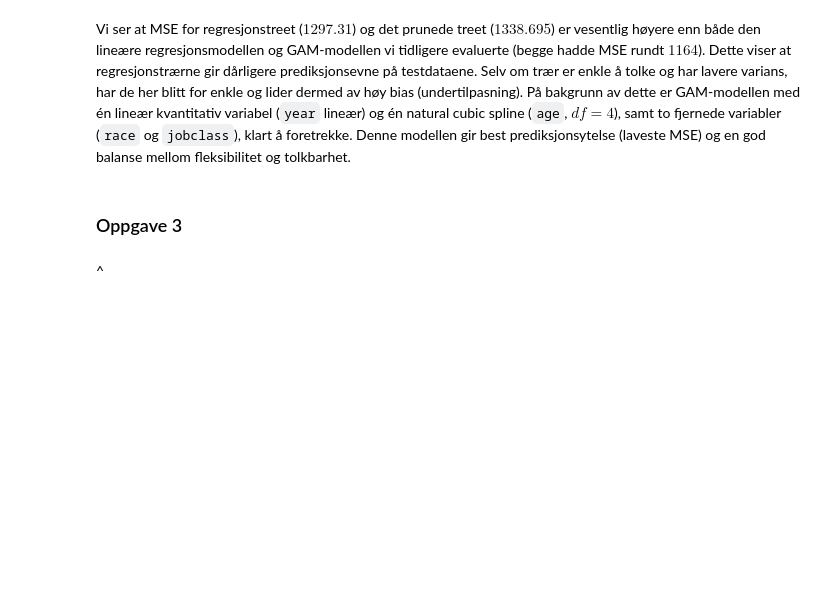
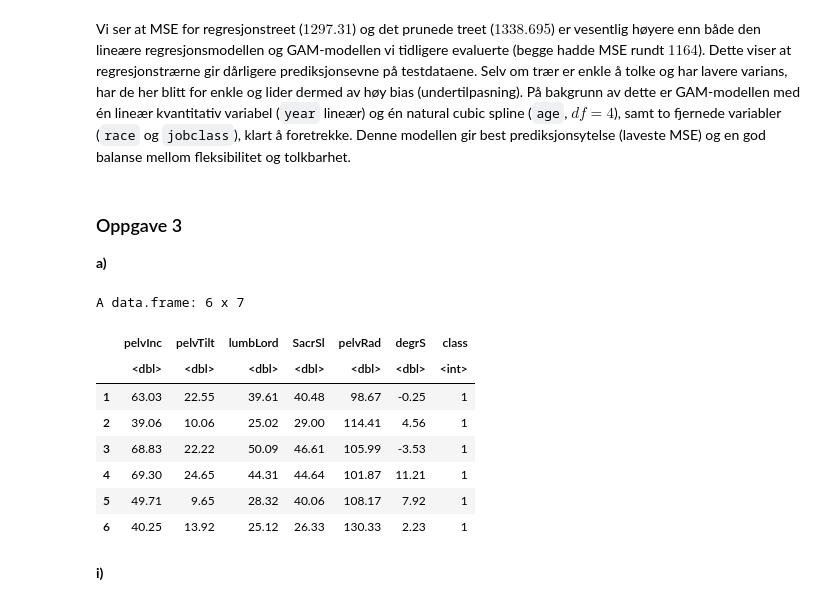
Before and after one commit to hakonko/STK2100, a Jupyter notebook: Mandatory 2/oblig2_stk2100_haakongk.ipynb, the cells around one changed output. Cells and saved outputs as stored; diff of their text form; code cells hidden in the pictures; blank space fills up the shorter version.

```diff
--- a/Mandatory 2/oblig2_stk2100_haakongk.ipynb
+++ b/Mandatory 2/oblig2_stk2100_haakongk.ipynb
@@ -214,5 +214,20 @@ Vi ser at MSE for regresjonstreet ($1297.31$) og det prunede treet ($1338.695$)
 På bakgrunn av dette er GAM-modellen med én lineær kvantitativ variabel (`year` lineær) og én natural cubic spline (`age`, $df=4$), samt to fjernede variabler (`race` og `jobclass`), klart å foretrekke. Denne modellen gir best prediksjonsytelse (laveste MSE) og en god balanse mellom fleksibilitet og tolkbarhet.
 # %% [markdown]
 ### Oppgave 3
+
+**a)**
+# %%
+vert <- read.csv("https://www.uio.no/studier/emner/matnat/math/STK2100/v25/oblig/vertebral-column.csv", header=TRUE)
+head(vert)
+# %% [output]
+A data.frame: 6 x 7
+|  | pelvInc | pelvTilt | lumbLord | SacrSl | pelvRad | degrS | class |
+|  | <dbl> | <dbl> | <dbl> | <dbl> | <dbl> | <dbl> | <int> |
+| 1 | 63.03 | 22.55 | 39.61 | 40.48 | 98.67 | -0.25 | 1 |
+| 2 | 39.06 | 10.06 | 25.02 | 29.00 | 114.41 | 4.56 | 1 |
+| 3 | 68.83 | 22.22 | 50.09 | 46.61 | 105.99 | -3.53 | 1 |
+| 4 | 69.30 | 24.65 | 44.31 | 44.64 | 101.87 | 11.21 | 1 |
+| 5 | 49.71 | 9.65 | 28.32 | 40.06 | 108.17 | 7.92 | 1 |
+| 6 | 40.25 | 13.92 | 25.12 | 26.33 | 130.33 | 2.23 | 1 |
 # %% [markdown]
-^
+**i)**
```
Also changed, not shown: parts of 17 cells of this notebook, 1 other file.
